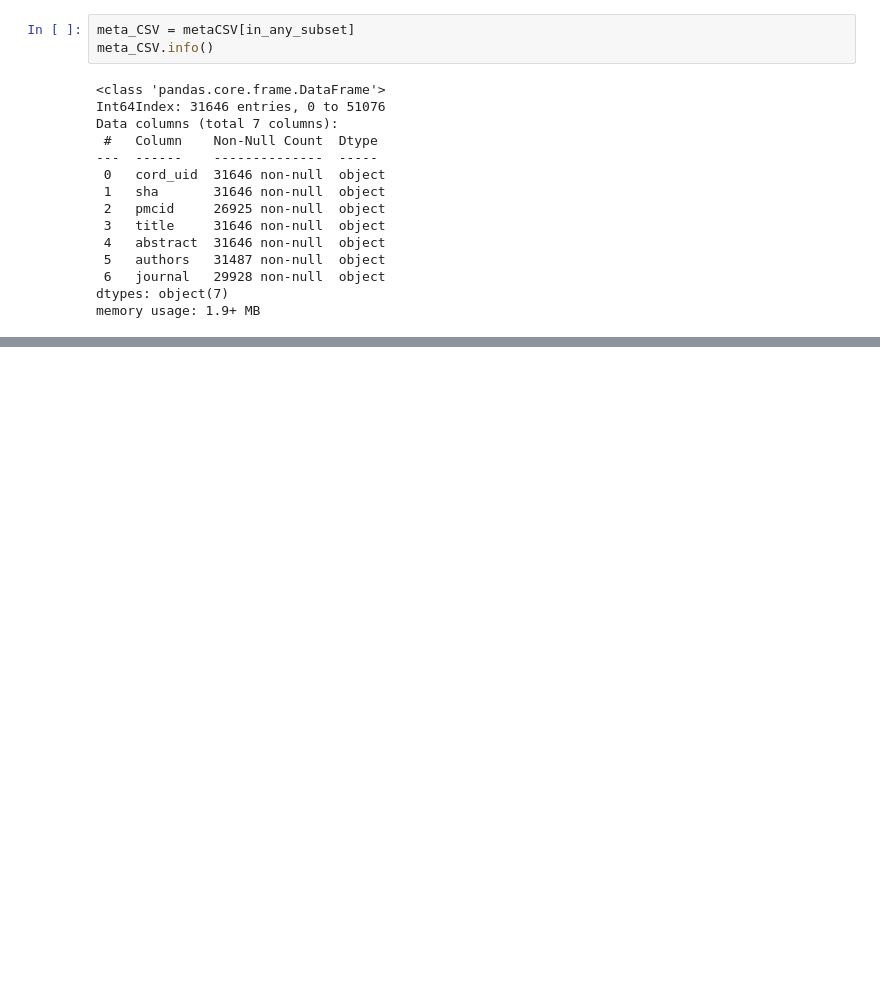
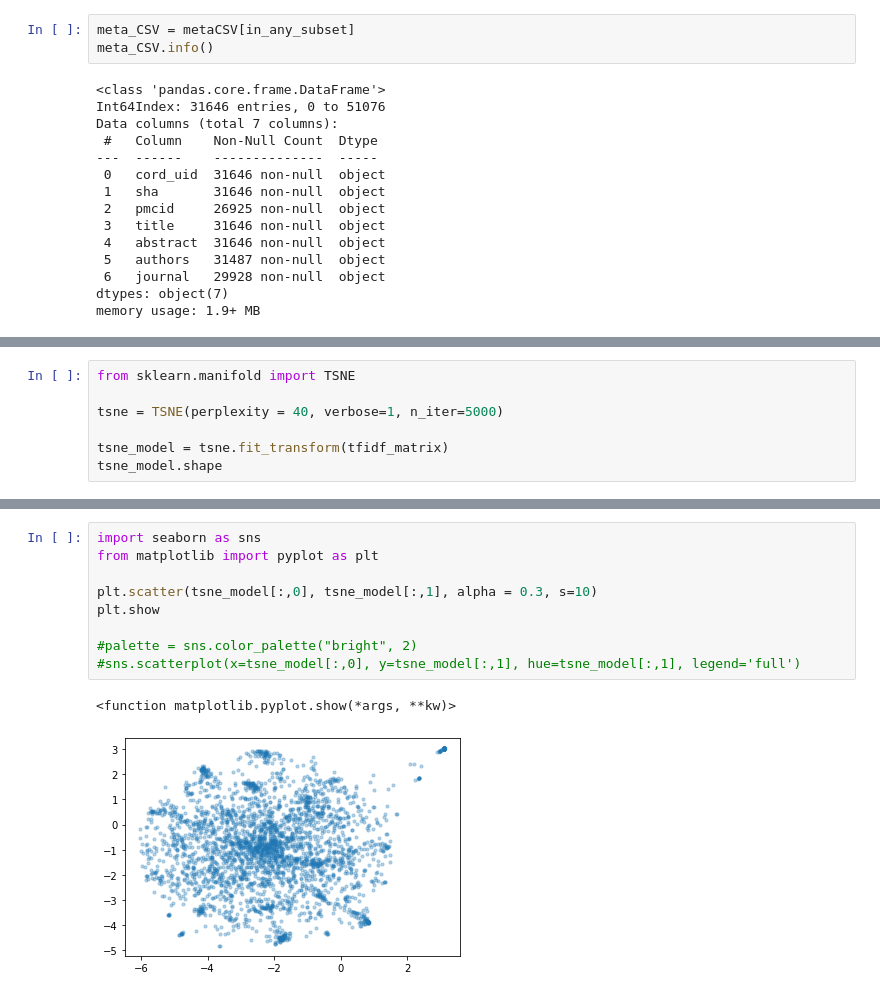
Before and after one commit to cejdan/covid-19-paper-clustering, a Jupyter notebook: Cord-19 Notebook.ipynb, the cells around one changed output, grey strips where cells are left out. Saved outputs shown, nothing was run; the diff lists cells and outputs as text; blank space fills up the shorter version.

```diff
--- a/Cord-19 Notebook.ipynb
+++ b/Cord-19 Notebook.ipynb
@@ -482,0 +338,7 @@ argsort(a, axis=-1, kind=None, order=None)
+# %%
+from sklearn.manifold import TSNE
+
+tsne = TSNE(perplexity = 40, verbose=1, n_iter=5000)
+
+tsne_model = tsne.fit_transform(tfidf_matrix)
+tsne_model.shape
@@ -482,0 +357,12 @@ argsort(a, axis=-1, kind=None, order=None)
+# %%
+import seaborn as sns
+from matplotlib import pyplot as plt
+
+plt.scatter(tsne_model[:,0], tsne_model[:,1], alpha = 0.3, s=10)
+plt.show
+
+#palette = sns.color_palette("bright", 2)
+#sns.scatterplot(x=tsne_model[:,0], y=tsne_model[:,1], hue=tsne_model[:,1], legend='full')
+# %% [output]
+<function matplotlib.pyplot.show(*args, **kw)>
+[figure, added]
```
Also changed, not shown: parts of 62 cells of this notebook.
